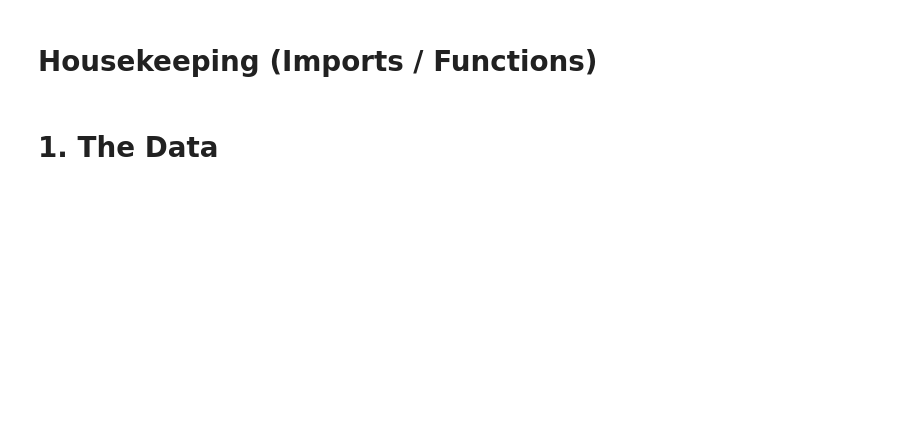
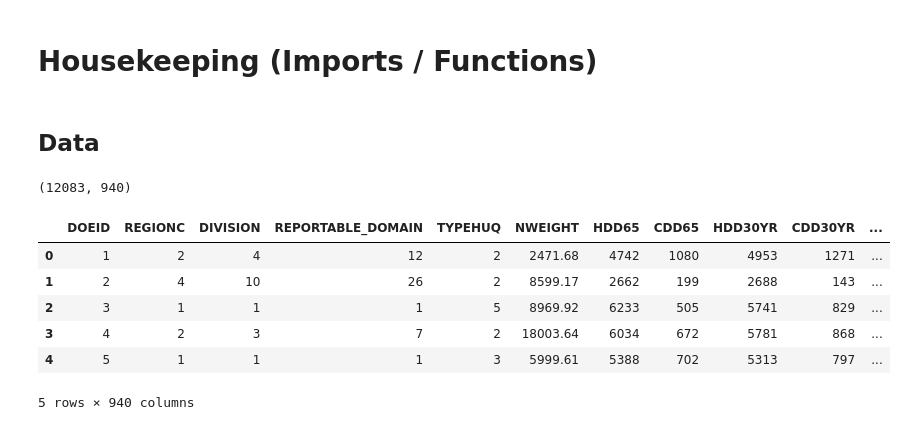
Before and after one commit to The-Powder-of-Data/predict_consumption, a Jupyter notebook: src/Model_report.ipynb, the cells around one changed output. Cells and saved outputs as stored; diff of their text form; code cells hidden in the pictures; blank space fills up the shorter version.

```diff
--- a/src/Model_report.ipynb
+++ b/src/Model_report.ipynb
@@ -104,7 +174,19 @@ from sklearn.linear_model import LinearRegression
 # %% [markdown]
-# 1. The Data
+## Data
 # %%
 dpath = '../data/'
 df1 = pd.read_csv(dpath + 'recs2009_public.csv')
 df_lay = pd.read_csv(dpath + "public_layout.csv")
 df_w = pd.read_csv(dpath + "recs2009_public_repweights.csv")
+# %%
+print(df1.shape)
+df1.head()
+# %% [output]
+(12083, 940)
+|  | DOEID | REGIONC | DIVISION | REPORTABLE_DOMAIN | TYPEHUQ | NWEIGHT | HDD65 | CDD65 | HDD30YR | CDD30YR | ... |
+| 0 | 1 | 2 | 4 | 12 | 2 | 2471.68 | 4742 | 1080 | 4953 | 1271 | ... |
+| 1 | 2 | 4 | 10 | 26 | 2 | 8599.17 | 2662 | 199 | 2688 | 143 | ... |
+| 2 | 3 | 1 | 1 | 1 | 5 | 8969.92 | 6233 | 505 | 5741 | 829 | ... |
+| 3 | 4 | 2 | 3 | 7 | 2 | 18003.64 | 6034 | 672 | 5781 | 868 | ... |
+| 4 | 5 | 1 | 1 | 1 | 3 | 5999.61 | 5388 | 702 | 5313 | 797 | ... |
+5 rows × 940 columns
```
Also changed, not shown: parts of 25 cells of this notebook, 7 other files.
